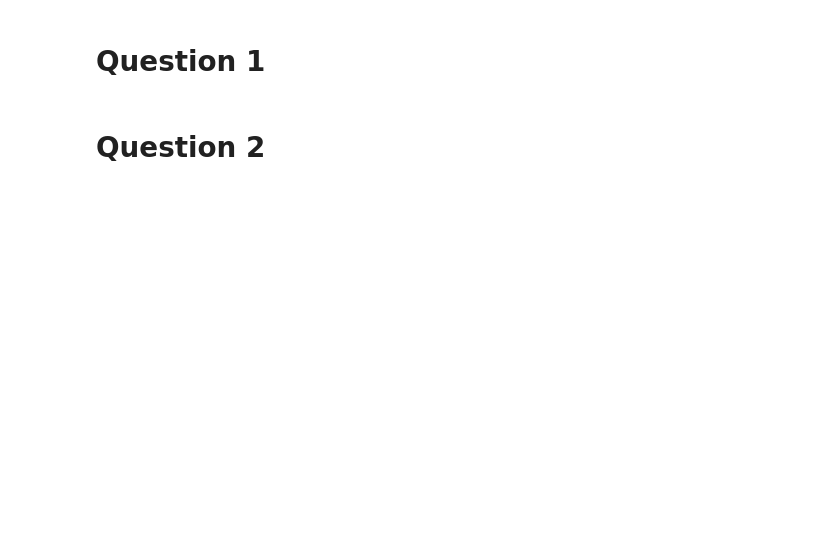
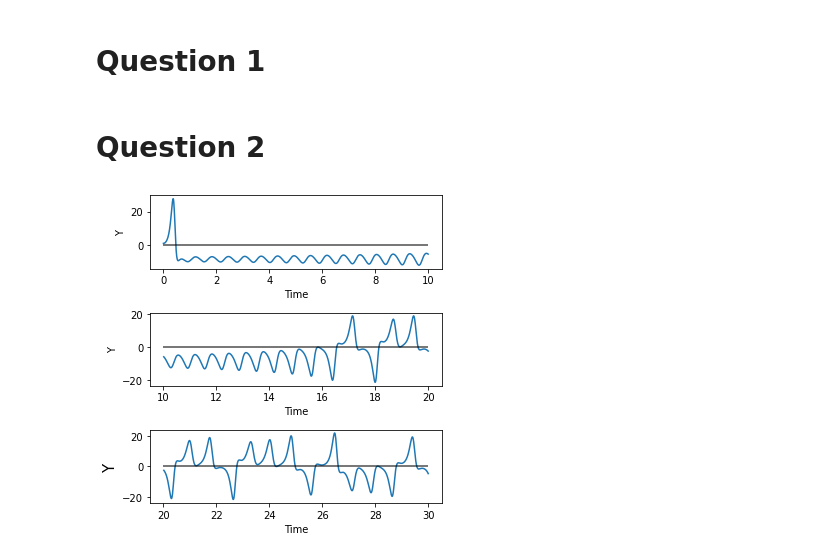
Before and after one commit to parks9/CTA200_2022, a Jupyter notebook: assignment_3/Assignment 3.ipynb, the cells around one changed output. Cells and saved outputs as stored; diff of their text form; code cells hidden in the pictures; blank space fills up the shorter version.

```diff
--- a/assignment_3/Assignment 3.ipynb
+++ b/assignment_3/Assignment 3.ipynb
@@ -71,11 +71,42 @@ def dot(t, pos, sig, r, b):
     """
     The system of differential equations (1), (2) and (3) from Question 2.
 
+
+    Arguments
+    ----------
+
+    t: float
+        Time at which the system is being evaluated.
+
+    pos : array_like (float)
+        3D array of the three Fourier nodes used (X, Y, Z)
+
+    sig : float
+        Constant
+
+    r : float
+        Constant
+
+    b : float
+        Constant
+
+
+    Returns
+    ----------
+
+    xdot / ydot / zdot : float
+        Time derivative of the three nodes.
+
+
     """
 
     x,y,z = pos
 
-    return -sig * (x - y), r*x - y - x*z, -b*z + x*y
+    xdot = -sig * (x - y)
+    ydot = r*x - y - x*z
+    zdot = -b*z + x*y
+
+    return xdot, ydot, zdot
 # %%
 #Constants and initial conditions
 
@@ -105,18 +136,28 @@ def solve_lorenz(y0):
 # %%
 x_sol, y_sol, z_sol = solve_lorenz(y0).y
 # %%
-fig, ax = plt.subplots(3,1)
+fig, ax = plt.subplots(3,1, figsize=(5,5))
 
 ax[0].plot(t_eval[:1000], y_sol[:1000])
 ax[0].hlines(y=0, xmin=0, xmax=10, color='k', alpha=0.7)
+ax[0].set_xlabel('Time')
+ax[0].set_ylabel('Y')
 
 ax[1].plot(t_eval[1001:2000], y_sol[1001:2000])
 ax[1].hlines(y=0, xmin=10, xmax=20, color='k', alpha=0.7)
+ax[1].set_xlabel('Time')
+ax[1].set_ylabel('Y')
 
 ax[2].plot(t_eval[2001:3000], y_sol[2001:3000])
 ax[2].hlines(y=0, xmin=20, xmax=30, color='k', alpha =0.7)
+ax[2].set_xlabel('Time')
+ax[2].set_ylabel('Y', size=15)
 
+
+plt.tight_layout()
 plt.show()
+# %% [output]
+[figure, added]
 # %%
 size = 15
 
```
Also changed, not shown: parts of 4 cells of this notebook.
